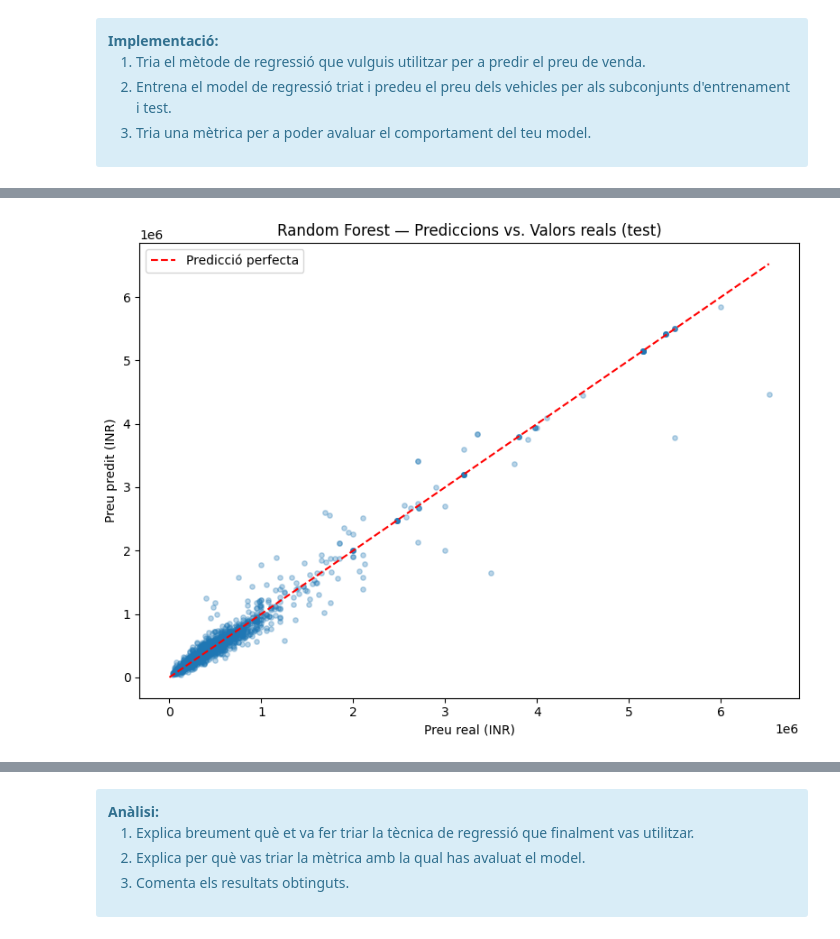
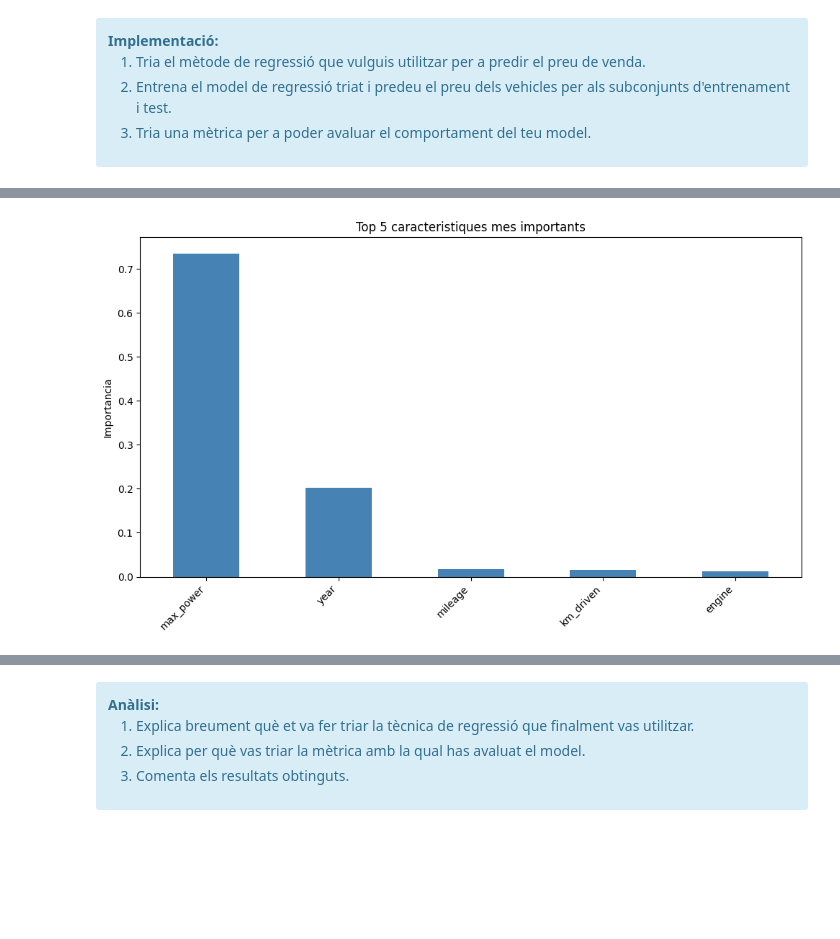
Before and after one commit to carlestrullas/machine-learning, a Jupyter notebook: PAC3/PAC3_carles_trullas.ipynb, the cells around one changed output, grey strips where cells are left out. Drawn from its saved outputs; the diff is of its cells as text; code cells hidden in the pictures; blank space fills up the shorter version.

```diff
--- a/PAC3/PAC3_carles_trullas.ipynb
+++ b/PAC3/PAC3_carles_trullas.ipynb
@@ -1173,70 +1187,54 @@ Amb les dades degudament carregades i preparades, és el moment d'aplicar algun
 
 </div>
 # %%
-# 1. Fem servir Random Forest Regressor
-rf_base = RandomForestRegressor(random_state=42, n_jobs=-1)
+# fem servir un Decision Tree Regressor
+dt_base = DecisionTreeRegressor(random_state=42)
 
-# Grid Search amb CV sobre el subset de test (tal com demana l'enunciat adaptat)
-param_grid_rf = {
-    'n_estimators': [100, 200, 300],
-    'max_depth': [None, 10, 20],
-    'min_samples_split': [2, 5, 10],
-    'min_samples_leaf': [1, 2, 4],
-    'max_features': ['sqrt', 'log2', None]
+# grid search per trobar els millors hiperparàmetres de l'arbre
+param_grid_dt_reg = {
+    'max_depth': [4, 6, 8, 10, 15],
+    'min_samples_split': [2, 5, 10, 20],
 }
 
-grid_rf = GridSearchCV(
-    estimator=rf_base,
-    param_grid=param_grid_rf,
+grid_dt_reg = GridSearchCV(
+    estimator=dt_base,
+    param_grid=param_grid_dt_reg,
     cv=5,
     scoring='neg_root_mean_squared_error',
     n_jobs=-1
- )
-grid_rf.fit(X_cars_test, y_cars_test)
+)
+grid_dt_reg.fit(X_cars_train, y_cars_train)
 
-print("Millors paràmetres (CV):", grid_rf.best_params_)
-print(f"Millor RMSE CV (test folds): {-grid_rf.best_score_:,.0f} INR")
+print("Millors paràmetres (CV):", grid_dt_reg.best_params_)
+print(f"Millor RMSE CV: {-grid_dt_reg.best_score_:,.0f} INR")
 
-# Entrenem el model final amb la millor combinació trobada
-rf_best = RandomForestRegressor(
-    **grid_rf.best_params_,
-    random_state=42,
-    n_jobs=-1
+# entrenem el model final amb la millor combinació trobada
+dt_best_reg = DecisionTreeRegressor(
+    **grid_dt_reg.best_params_,
+    random_state=42
 )
-rf_best.fit(X_cars_train, y_cars_train)
+dt_best_reg.fit(X_cars_train, y_cars_train)
 
-# 2. Prediccions en train i test
-y_pred_rf_train = rf_best.predict(X_cars_train)
-y_pred_rf_test  = rf_best.predict(X_cars_test)
+# prediccions en train i test
+y_pred_dt_train = dt_best_reg.predict(X_cars_train)
+y_pred_dt_test = dt_best_reg.predict(X_cars_test)
 
-# 3. Mètriques d'avaluació
+# mètriques de regressió
 def print_metrics(label, y_true, y_pred):
-    r2   = r2_score(y_true, y_pred)
+    r2 = r2_score(y_true, y_pred)
     rmse = root_mean_squared_error(y_true, y_pred)
-    mae  = mean_absolute_error(y_true, y_pred)
-    print(f"{label} → R²={r2:.4f} | RMSE={rmse:,.0f} INR | MAE={mae:,.0f} INR")
+    mae = mean_absolute_error(y_true, y_pred)
+    print(f"{label} -> R2={r2:.4f} | RMSE={rmse:,.0f} INR | MAE={mae:,.0f} INR")
 
-print_metrics("Train (RF)", y_cars_train, y_pred_rf_train)
-print_metrics("Test  (RF)", y_cars_test,  y_pred_rf_test)
+print_metrics("Train", y_cars_train, y_pred_dt_train)
+print_metrics("Test", y_cars_test, y_pred_dt_test)
 
-# Gràfica de prediccions vs. valors reals (test)
-plt.figure(figsize=(8, 6))
-plt.scatter(y_cars_test, y_pred_rf_test, alpha=0.3, s=15)
-max_val = max(y_cars_test.max(), y_pred_rf_test.max())
-plt.plot([0, max_val], [0, max_val], 'r--', label='Predicció perfecta')
-plt.xlabel("Preu real (INR)")
-plt.ylabel("Preu predit (INR)")
-plt.title("Random Forest — Prediccions vs. Valors reals (test)")
-plt.legend()
-plt.tight_layout()
-plt.show()
-
-# Importància de les característiques
-feat_imp = pd.Series(rf_best.feature_importances_, index=X_cars_train.columns).sort_values(ascending=False)
+# feature importance (top 5)
+feat_imp = pd.Series(dt_best_reg.feature_importances_, index=X_cars_train.columns).sort_values(ascending=False)
 plt.figure(figsize=(10, 6))
-feat_imp.head(15).plot(kind='bar', color='steelblue')
-plt.title("Top 15 característiques més importants — Random Forest")
-plt.ylabel("Importància")
+feat_imp.head(5).plot(kind='bar', color='steelblue')
+plt.title("Top 5 caracteristiques mes importants")
+plt.ylabel("Importancia")
 plt.xticks(rotation=45, ha='right')
 plt.tight_layout()
 plt.show()
@@ -1248 +1246 @@ Test  (RF) → R²=0.9687 | RMSE=143,291 INR | MAE=70,165 INR
-[figure, old version]
+[figure, new version]
```
Also changed, not shown: parts of 7 cells of this notebook, 1 other file.
